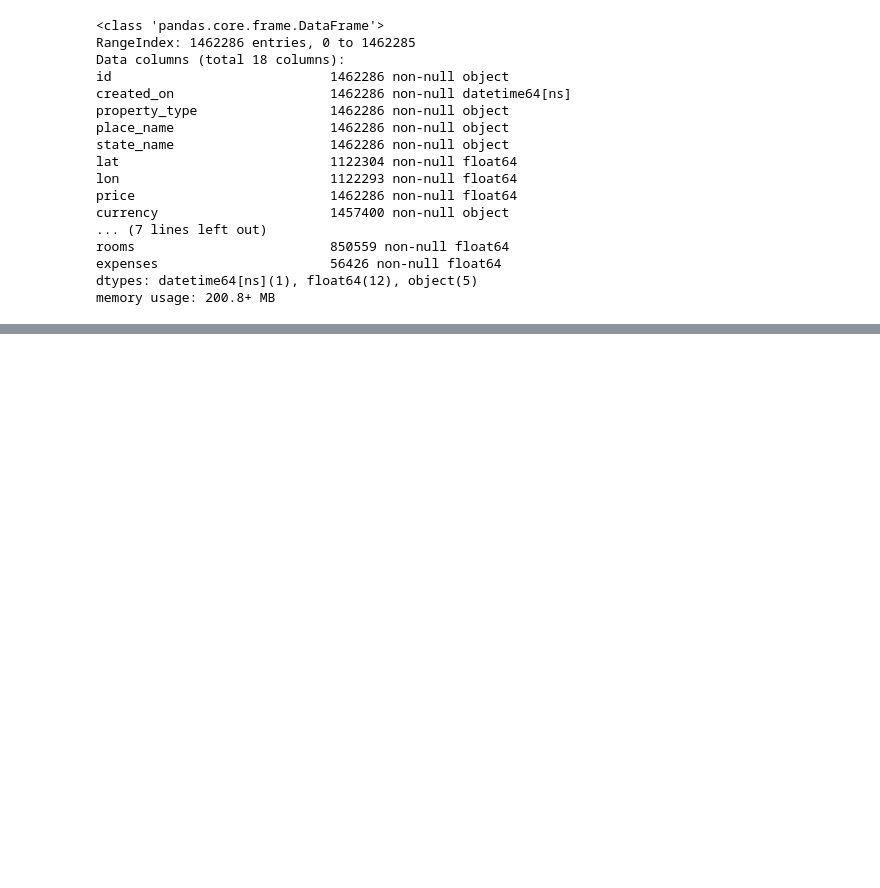
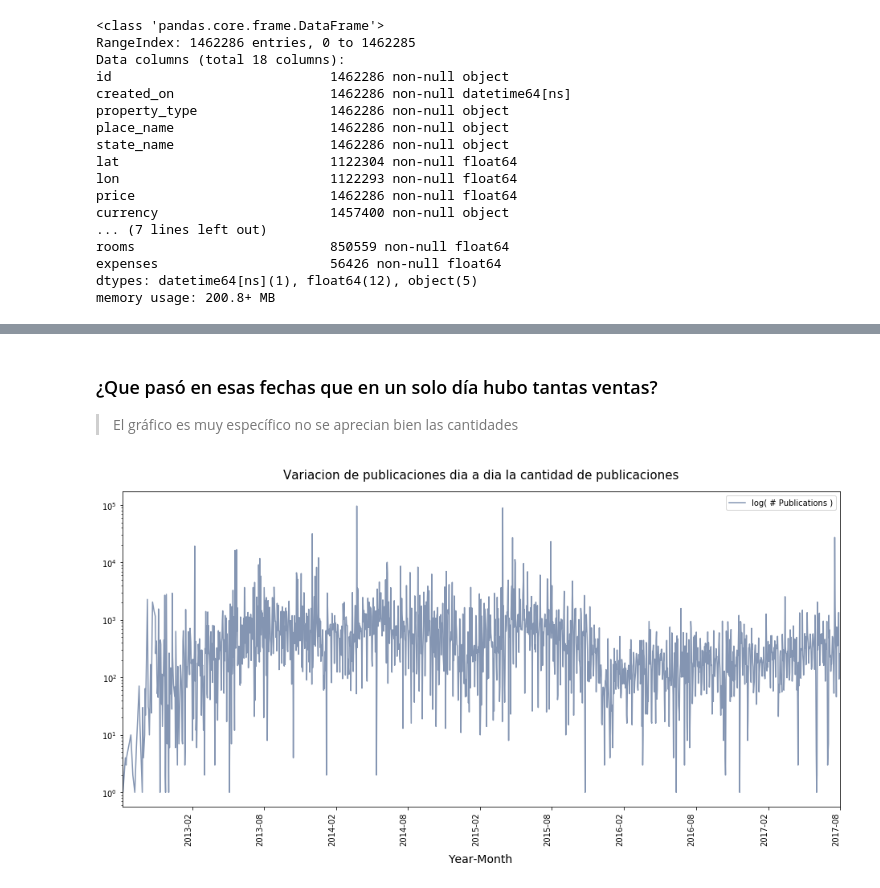
Before and after one commit to fpenovi/BArealEstatePricing, a Jupyter notebook: notebooks/00 - Hello_TP.ipynb, the cells around one changed output, grey strips where cells are left out. Saved outputs shown, nothing was run; the diff lists cells and outputs as text; code cells hidden in the pictures; blank space fills up the shorter version.

```diff
--- a/notebooks/00 - Hello_TP.ipynb
+++ b/notebooks/00 - Hello_TP.ipynb
@@ -27,0 +49,17 @@ memory usage: 200.8+ MB
+# %% [markdown]
+### ¿Que pasó en esas fechas que en un solo día hubo tantas ventas?
+>El gráfico es muy específico no se aprecian bien las cantidades
+# %%
+fig = forPlot.plot(x='Year-Month',
+                   figsize=(16, 8),
+                   color='#8495b2',
+                   logy=True,
+                   rot=90,
+                   title="Variacion de publicaciones dia a dia la cantidad de publicaciones")
+fig.xaxis.label.set_size(14)
+fig.xaxis.set_label_coords(0.5, -0.15)
+fig.title.set_size(15)
+fig.legend().get_texts()[0].set_text("log( # Publications )")
+fig.title.set_position((0.5, 1.025));
+# %% [output]
+[figure, added]
```
Also changed, not shown: parts of 8 cells of this notebook.
